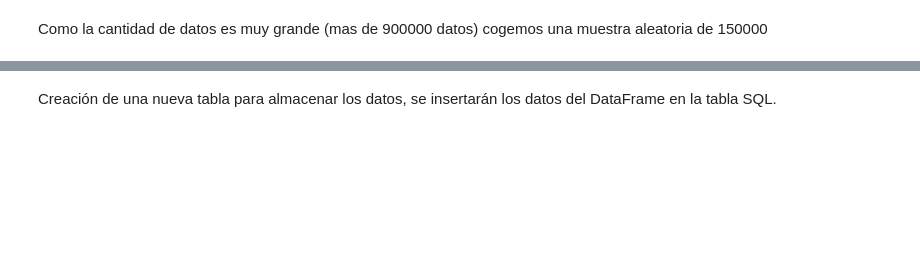
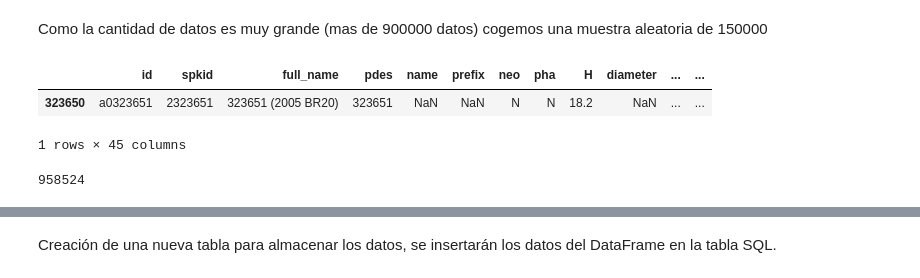
Before and after one commit to PazReumante/asteroid_prediction, a Jupyter notebook: Project/explore_base.ipynb, the cells around one changed output, grey strips where cells are left out. Cells and saved outputs as stored; diff of their text form; code cells hidden in the pictures; blank space fills up the shorter version.

```diff
--- a/Project/explore_base.ipynb
+++ b/Project/explore_base.ipynb
@@ -20,6 +33,18 @@ total_data.columns
 # %% [markdown]
 Como la cantidad de datos es muy grande (mas de 900000 datos) cogemos una muestra aleatoria de 150000
 # %%
-
-sample_total_data = total_data.sample(n=150000, random_state=42)
-sample_total_data.head(1)
+'''sample_total_data = total_data.sample(n=150000, random_state=42)
+sample_total_data.head(1)'''
+# %% [output]
+|  | id | spkid | full_name | pdes | name | prefix | neo | pha | H | diameter | ... | ... |
+| 323650 | a0323651 | 2323651 | 323651 (2005 BR20) | 323651 | NaN | NaN | N | N | 18.2 | NaN | ... | ... |
+1 rows × 45 columns
+# %%
+import sqlite3
+
+conn = sqlite3.connect("asteroids_database.db")
+
+#Creamos una tabla para almacenar los datos, se insertan los datos del DataFrame en la tabla SQL
+total_data.to_sql("asteroids_table", conn, if_exists = "replace", index = False)
+# %% [output]
+958524
```
Also changed, not shown: parts of 7 cells of this notebook, 2 other files.
